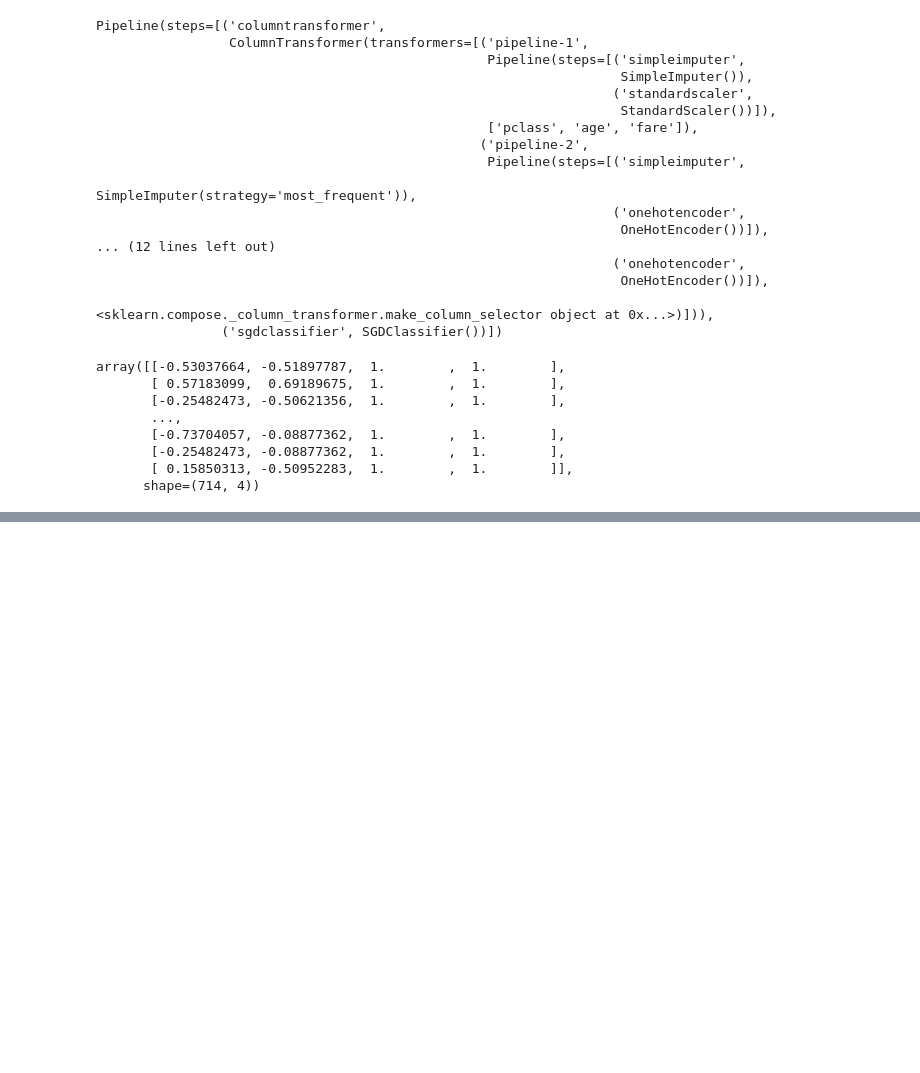
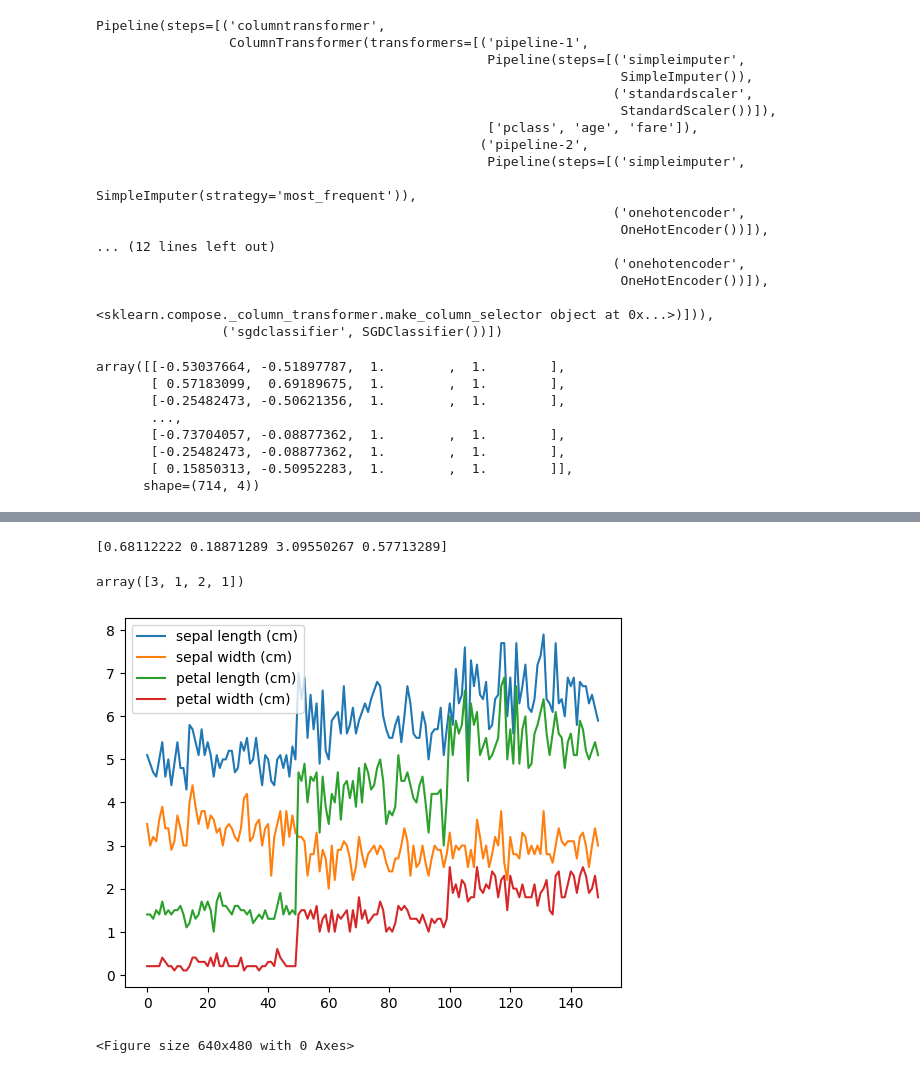
Before and after one commit to Bastion-LAB-UNIKIN/python_learning, a Jupyter notebook: machine_lenia.ipynb, the cells around one changed output, grey strips where cells are left out. Cells and saved outputs as stored; diff of their text form; code cells hidden in the pictures; blank space fills up the shorter version.

Commit message:
video 29

```diff
--- a/machine_lenia.ipynb
+++ b/machine_lenia.ipynb
@@ -1698,0 +1741,66 @@ array([[-0.53037664, -0.51897787,  1.        ,  1.        ],
+# %%
+#video 27
+
+# selection des variable avec sklearn
+
+# variance threshold
+
+from sklearn.feature_selection import VarianceThreshold
+
+iris = load_iris()
+
+X = iris.data
+y = iris.target
+
+plt.plot(X)
+plt.legend(iris.feature_names)
+
+plt.figure()
+
+print( X.var(axis=0))
+
+selector = VarianceThreshold(threshold=0.2)
+selector.fit_transform(X)
+selector.get_support()
+
+np.array(iris.feature_names)[selector.get_support()]
+
+
+
+# feature selction module
+# SelectKBest
+
+from sklearn.feature_selection import SelectKBest, chi2, SelectFromModel
+
+chi2(X,y)
+
+selector = SelectKBest(chi2, k = 2)
+selector.fit_transform(X,y)
+selector.get_support()
+
+# selection des variable au dessus d'u seuil
+
+selector = SelectFromModel(SGDClassifier(random_state=0), threshold='mean')
+
+selector.fit_transform(X,y)
+
+selector.get_support()
+selector.estimator_.coef_ # matrices des coef
+
+selector.estimator_.coef_.mean(axis=0).mean()
+
+# recursive feature elimination, et recursive feature elimination qui utilise la crossvalidation
+
+
+from sklearn.feature_selection import RFE, RFECV
+
+selector = RFECV(SGDClassifier(), step = 1, min_features_to_select= 2, cv = 5)
+
+selector.fit(X,y)
+selector.ranking_
+#selector.grid_scores_
+# %% [output]
+[0.68112222 0.18871289 3.09550267 0.57713289]
+array([3, 1, 2, 1])
+[figure, added]
+<Figure size 640x480 with 0 Axes>
```
Also changed, not shown: parts of 5 cells of this notebook.
